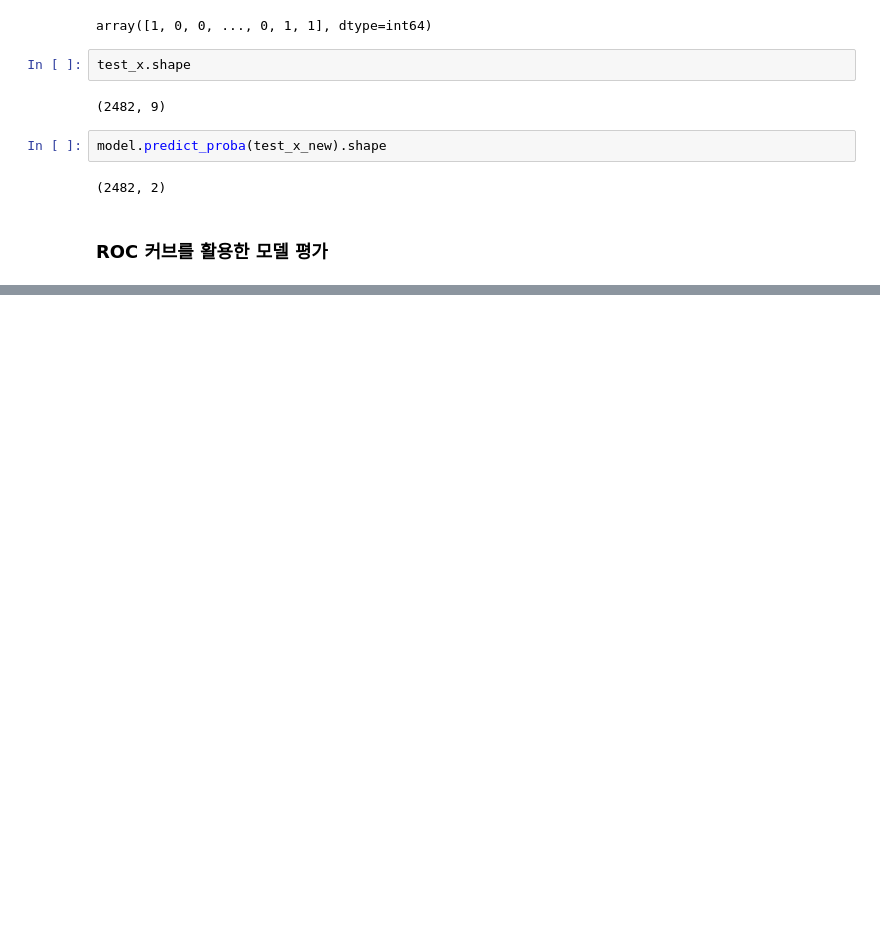
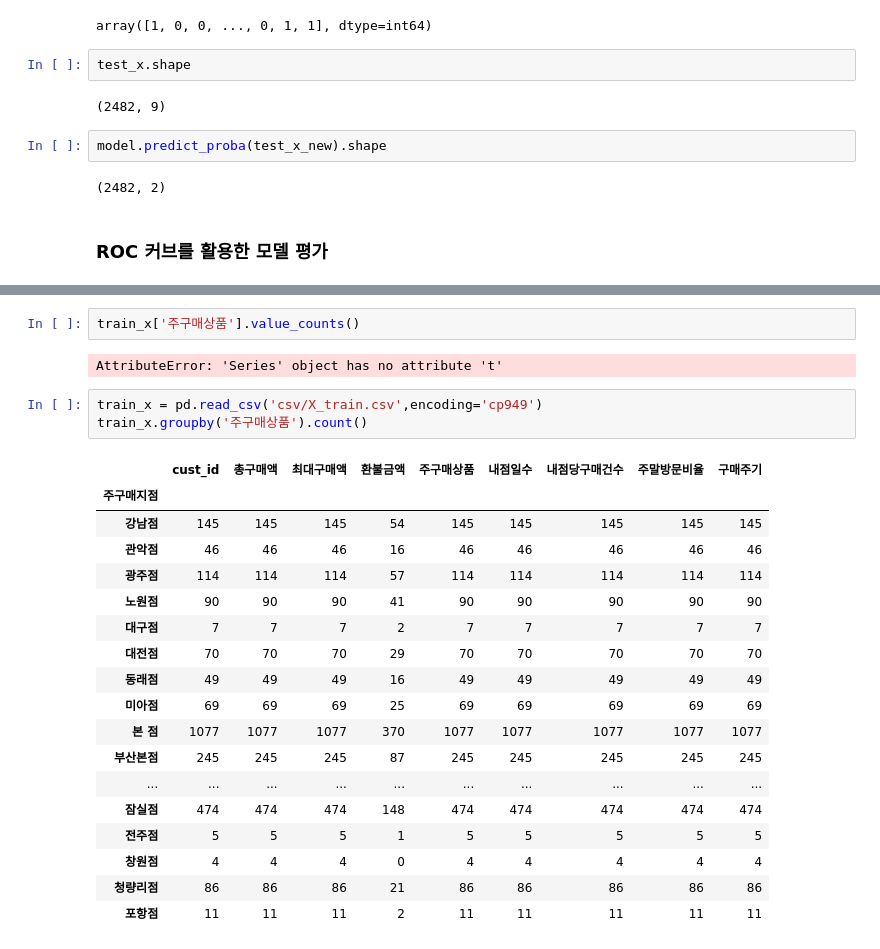
Before and after one commit to Yeonhoon/bbg, a Jupyter notebook: 예제1.ipynb, the cells around one changed output, grey strips where cells are left out. Cells and saved outputs as stored; diff of their text form; blank space fills up the shorter version.

```diff
--- a/예제1.ipynb
+++ b/예제1.ipynb
@@ -162,0 +231,26 @@ model.predict_proba(test_x_new).shape
+# %%
+train_x['주구매상품'].value_counts()
+# %% [output]
+AttributeError: 'Series' object has no attribute 't'
+# %%
+train_x = pd.read_csv('csv/X_train.csv',encoding='cp949')
+train_x.groupby('주구매상품').count()
+# %% [output]
+|  | cust_id | 총구매액 | 최대구매액 | 환불금액 | 주구매상품 | 내점일수 | 내점당구매건수 | 주말방문비율 | 구매주기 |
+| 주구매지점 |  |  |  |  |  |  |  |  |  |
+| 강남점 | 145 | 145 | 145 | 54 | 145 | 145 | 145 | 145 | 145 |
+| 관악점 | 46 | 46 | 46 | 16 | 46 | 46 | 46 | 46 | 46 |
+| 광주점 | 114 | 114 | 114 | 57 | 114 | 114 | 114 | 114 | 114 |
+| 노원점 | 90 | 90 | 90 | 41 | 90 | 90 | 90 | 90 | 90 |
+| 대구점 | 7 | 7 | 7 | 2 | 7 | 7 | 7 | 7 | 7 |
+| 대전점 | 70 | 70 | 70 | 29 | 70 | 70 | 70 | 70 | 70 |
+| 동래점 | 49 | 49 | 49 | 16 | 49 | 49 | 49 | 49 | 49 |
+| 미아점 | 69 | 69 | 69 | 25 | 69 | 69 | 69 | 69 | 69 |
+| 본 점 | 1077 | 1077 | 1077 | 370 | 1077 | 1077 | 1077 | 1077 | 1077 |
+| 부산본점 | 245 | 245 | 245 | 87 | 245 | 245 | 245 | 245 | 245 |
+| ... | ... | ... | ... | ... | ... | ... | ... | ... | ... |
+| 잠실점 | 474 | 474 | 474 | 148 | 474 | 474 | 474 | 474 | 474 |
+| 전주점 | 5 | 5 | 5 | 1 | 5 | 5 | 5 | 5 | 5 |
+| 창원점 | 4 | 4 | 4 | 0 | 4 | 4 | 4 | 4 | 4 |
+| 청량리점 | 86 | 86 | 86 | 21 | 86 | 86 | 86 | 86 | 86 |
+| 포항점 | 11 | 11 | 11 | 2 | 11 | 11 | 11 | 11 | 11 |
```
Also changed, not shown: parts of 6 cells of this notebook, 7 other files.
